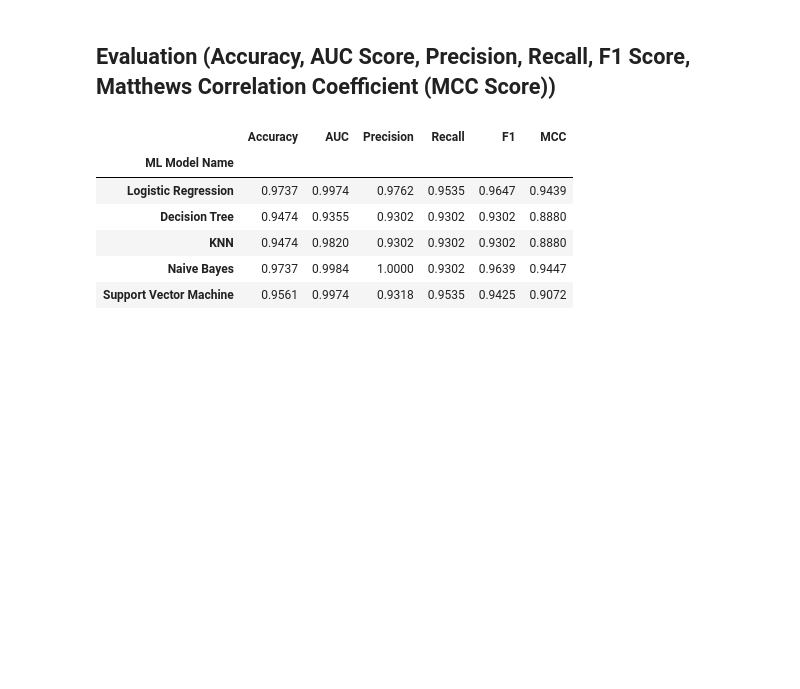
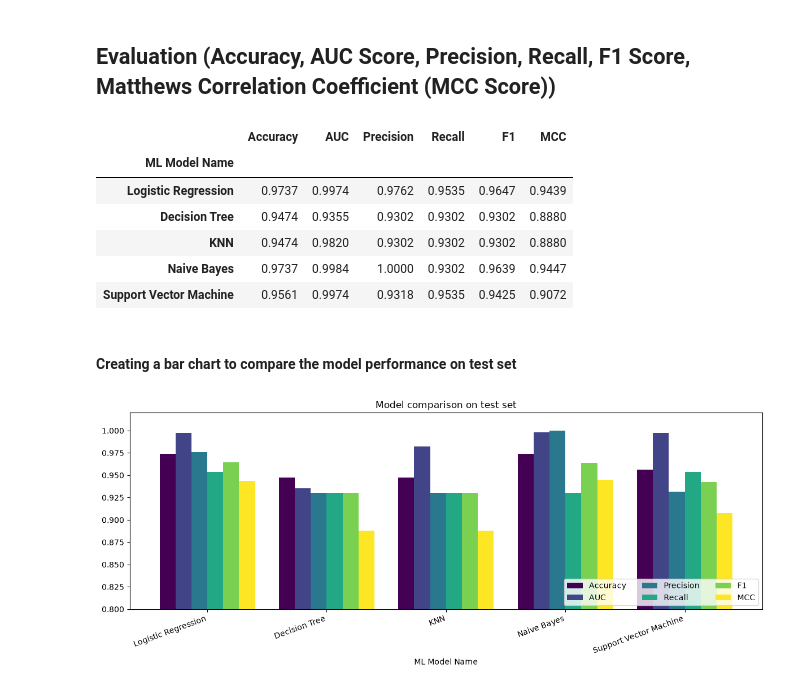
Before and after one commit to tejasviadiga/ml_classification_models, a Jupyter notebook: ml_assignment_2.ipynb, the cells around one changed output. Saved outputs shown, nothing was run; the diff lists cells and outputs as text; code cells hidden in the pictures; blank space fills up the shorter version.

Commit message:
adding model comparision chart, confustion matrices and saving model using joblib

```diff
--- a/ml_assignment_2.ipynb
+++ b/ml_assignment_2.ipynb
@@ -268,3 +273,12 @@ results.round(4)
 | KNN | 0.9474 | 0.9820 | 0.9302 | 0.9302 | 0.9302 | 0.8880 |
 | Naive Bayes | 0.9737 | 0.9984 | 1.0000 | 0.9302 | 0.9639 | 0.9447 |
 | Support Vector Machine | 0.9561 | 0.9974 | 0.9318 | 0.9535 | 0.9425 | 0.9072 |
+# %% [markdown]
+#### Creating a bar chart to compare the model performance on test set
+# %%
+results.plot(kind="bar", figsize=(12, 5), colormap="viridis", width=0.8)
+plt.title("Model comparison on test set"); plt.ylim(0.8, 1.02)
+plt.xticks(rotation=20, ha="right"); plt.legend(loc="lower right", ncol=3)
+plt.tight_layout(); plt.show()
+# %% [output]
+[figure, added]
```
Also changed, not shown: parts of 6 cells of this notebook, 6 other files.
